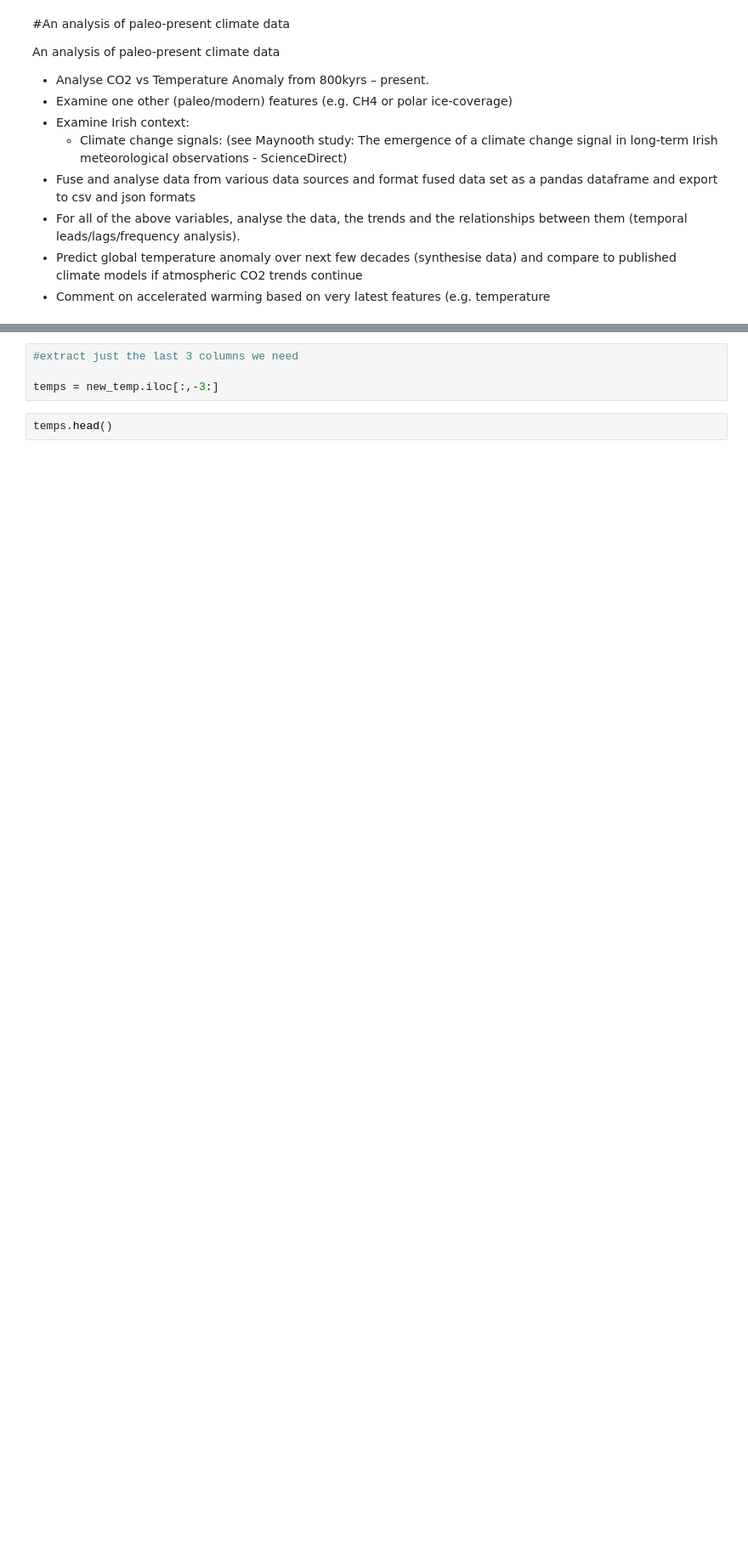
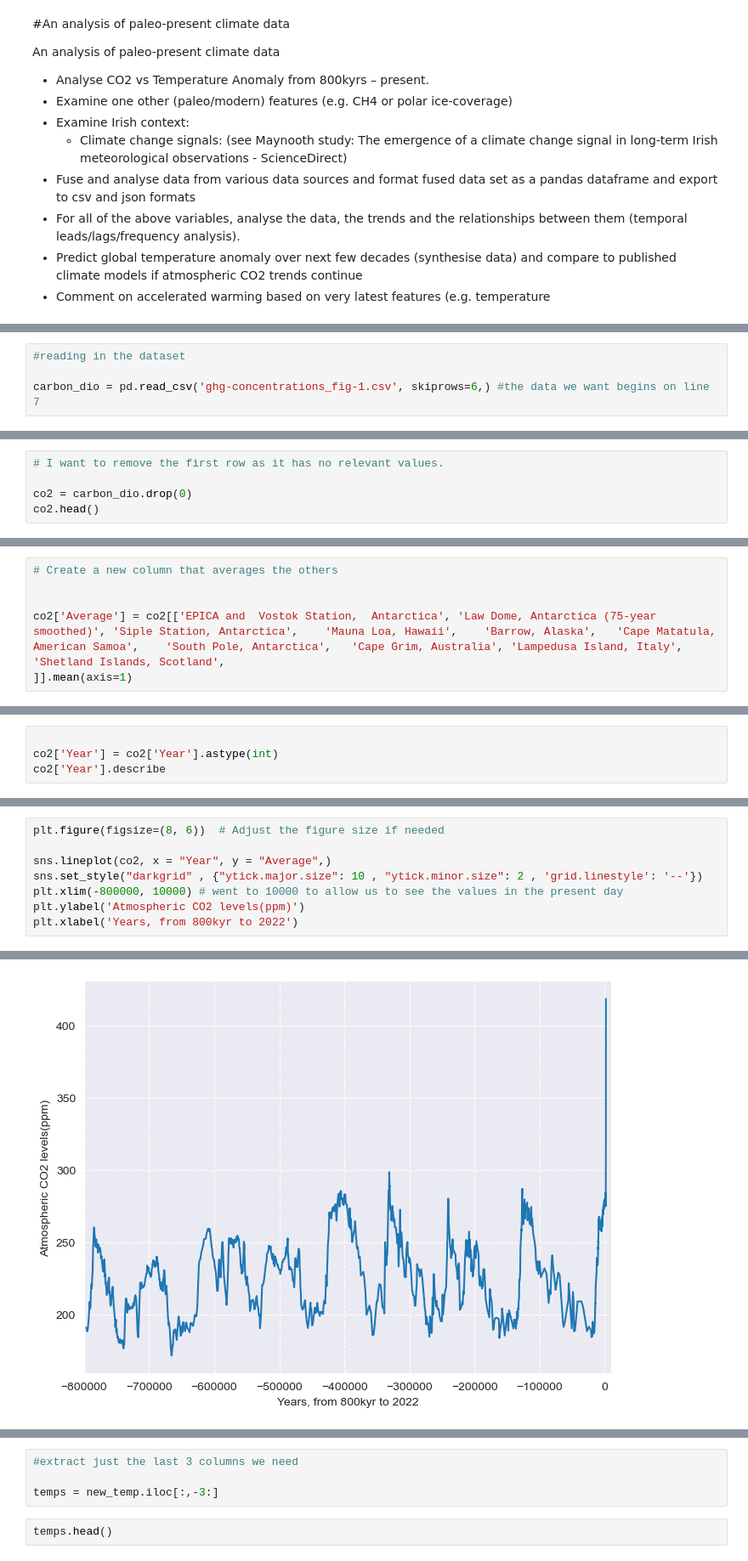
Before and after one commit to Kevin002023/PFDA--Climate-Project, a Jupyter notebook: PFDA-Project-2.ipynb, the cells around one changed output, grey strips where cells are left out. Shown: that part at 85% size. Saved outputs shown, nothing was run; the diff lists cells and outputs as text; blank space fills up the shorter version.

```diff
--- a/PFDA-Project-2.ipynb
+++ b/PFDA-Project-2.ipynb
@@ -33,0 +56,4 @@ new_temp = pd.read_csv('New temp data.csv')
+# %%
+#reading in the dataset
+
+carbon_dio = pd.read_csv('ghg-concentrations_fig-1.csv', skiprows=6,) #the data we want begins on line 7
@@ -33,0 +69,5 @@ new_temp = pd.read_csv('New temp data.csv')
+# %%
+# I want to remove the first row as it has no relevant values.
+
+co2 = carbon_dio.drop(0)
+co2.head()
@@ -33,0 +81,6 @@ new_temp = pd.read_csv('New temp data.csv')
+# %%
+# Create a new column that averages the others
+
+
+co2['Average'] = co2[['EPICA and  Vostok Station,  Antarctica',	'Law Dome, Antarctica (75-year smoothed)',	'Siple Station, Antarctica',	'Mauna Loa, Hawaii',	'Barrow, Alaska',	'Cape Matatula,  American Samoa',	'South Pole, Antarctica',	'Cape Grim, Australia',	'Lampedusa Island, Italy',	'Shetland Islands, Scotland',
+]].mean(axis=1)
@@ -33,0 +101,4 @@ new_temp = pd.read_csv('New temp data.csv')
+# %%
+
+co2['Year'] = co2['Year'].astype(int)
+co2['Year'].describe
@@ -33,0 +118,9 @@ new_temp = pd.read_csv('New temp data.csv')
+# %%
+plt.figure(figsize=(8, 6))  # Adjust the figure size if needed
+
+sns.lineplot(co2, x = "Year", y = "Average",)
+sns.set_style("darkgrid" , {"ytick.major.size": 10 , "ytick.minor.size": 2 , 'grid.linestyle': '--'})
+plt.xlim(-800000, 10000) # went to 10000 to allow us to see the values in the present day
+plt.ylabel('Atmospheric CO2 levels(ppm)')
+plt.xlabel('Years, from 800kyr to 2022')
+# %% [output]
@@ -33,0 +128 @@ new_temp = pd.read_csv('New temp data.csv')
+[figure, added]
```
Also changed, not shown: parts of 16 cells of this notebook, 2 other files.
